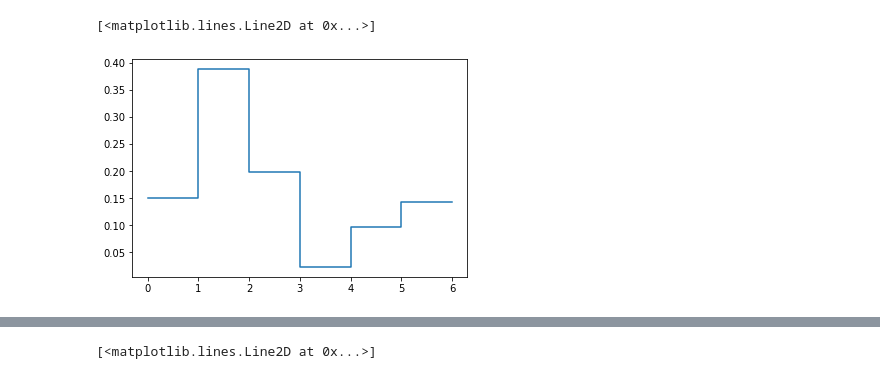
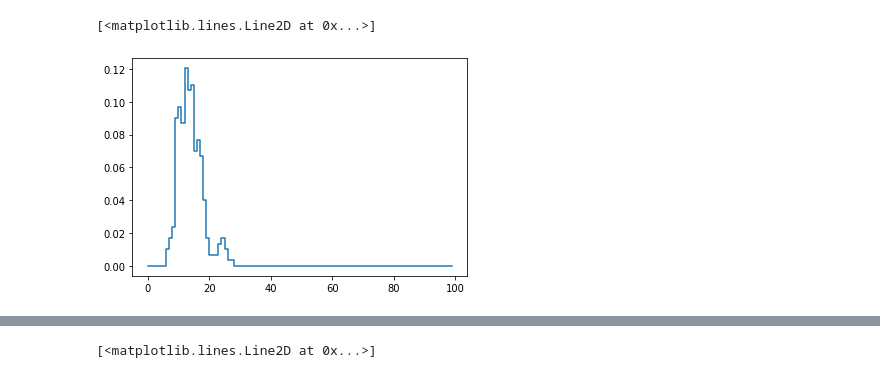
Before and after one commit to chrhck/gnn_testbed, a Jupyter notebook: biolumi_sims.ipynb, the cells around one changed output, grey strips where cells are left out. Saved outputs shown, nothing was run; the diff lists cells and outputs as text; code cells hidden in the pictures.

```diff
--- a/biolumi_sims.ipynb
+++ b/biolumi_sims.ipynb
@@ -32,3 +26,3 @@ from gnn_testbed.event_generation.mc_record import MCRecord
 # %%
-dfs = pd.read_pickle("statistics_higher.p")
+dfs = pd.read_pickle("statistics_seed_0.p")
 # %%
@@ -41,8 +46,7 @@ Text(0, 0.5, '# Emitters')
 # %%
-
-n_em_prob, edges = np.histogram([df["is_emitting"].sum() for df in dfs], bins=np.arange(7))
+n_em_prob, edges = np.histogram([(df["photons"] > 10).sum() for df in dfs], bins=np.arange(100))
 n_em_prob = n_em_prob / n_em_prob.sum()
 plt.step(edges, np.append(n_em_prob, n_em_prob[-1]), where="post")
 # %% [output]
 [<matplotlib.lines.Line2D at 0x...>]
-[figure, old version]
+[figure, new version]
```
Also changed, not shown: parts of 29 cells of this notebook, 3 other files.
